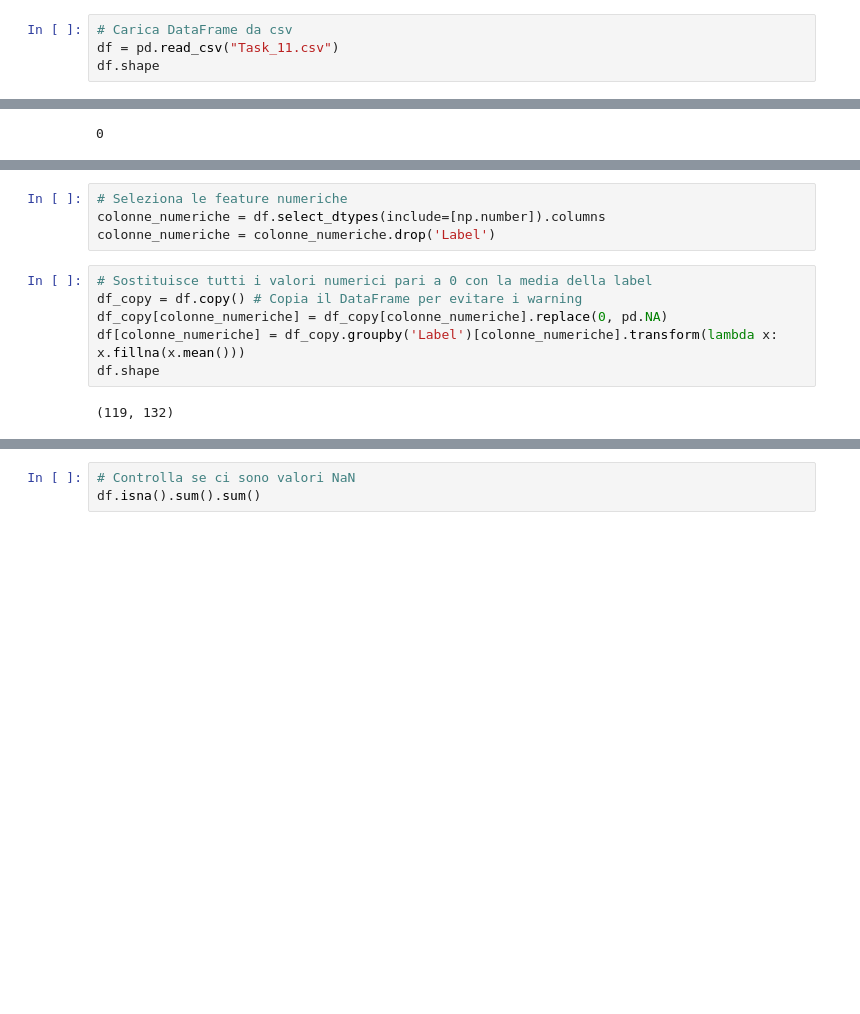
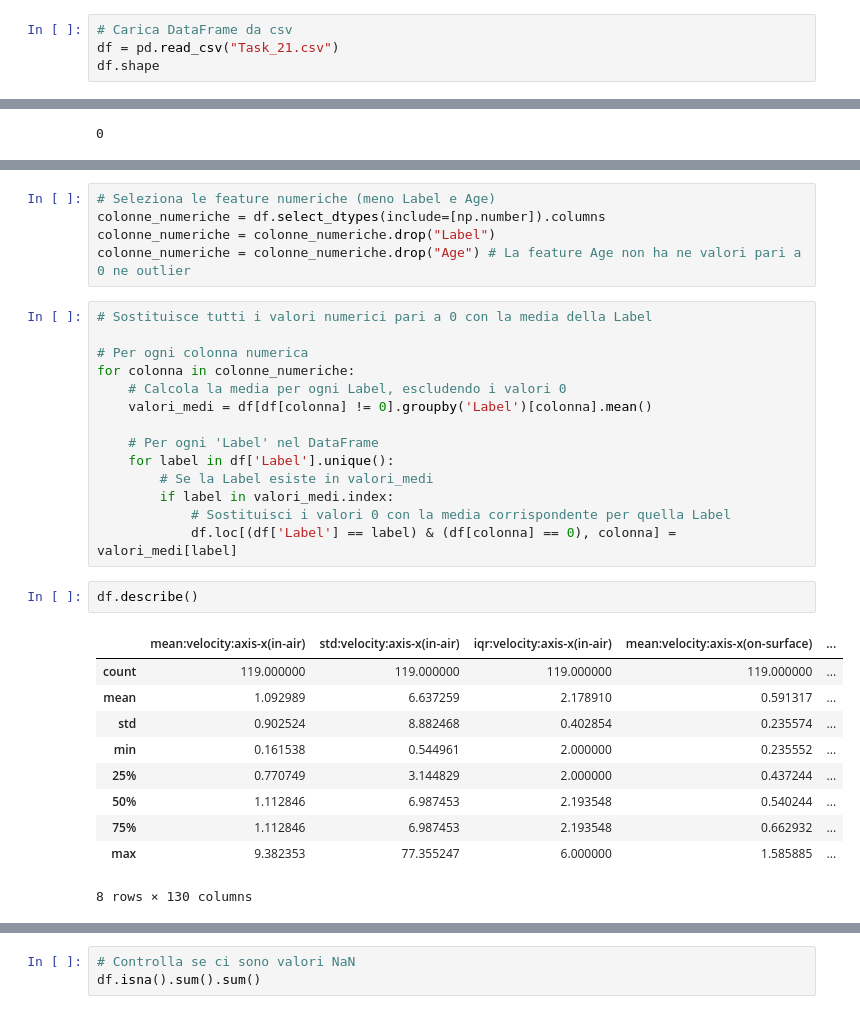
Before and after one commit to fpseverino/progetto-ml-ai, a Jupyter notebook: Main.ipynb, the cells around one changed output, grey strips where cells are left out. Cells and saved outputs as stored; diff of their text form; blank space fills up the shorter version.

```diff
--- a/Main.ipynb
+++ b/Main.ipynb
@@ -7,7 +7,7 @@ from matplotlib import pyplot as plt
 import pandas as pd
 # %%
 # Carica DataFrame da csv
-df = pd.read_csv("Task_11.csv")
+df = pd.read_csv("Task_21.csv")
 df.shape
 # %% [output]
 (145, 134)
@@ -65,12 +80,32 @@ Name: count, dtype: int64
 # %%
-# Seleziona le feature numeriche
+# Seleziona le feature numeriche (meno Label e Age)
 colonne_numeriche = df.select_dtypes(include=[np.number]).columns
-colonne_numeriche = colonne_numeriche.drop('Label')
+colonne_numeriche = colonne_numeriche.drop("Label")
+colonne_numeriche = colonne_numeriche.drop("Age") # La feature Age non ha ne valori pari a 0 ne outlier
-# %%
-# Sostituisce tutti i valori numerici pari a 0 con la media della label
-df_copy = df.copy() # Copia il DataFrame per evitare i warning
-df_copy[colonne_numeriche] = df_copy[colonne_numeriche].replace(0, pd.NA)
-df[colonne_numeriche] = df_copy.groupby('Label')[colonne_numeriche].transform(lambda x: x.fillna(x.mean()))
-df.shape
-# %% [output]
-(119, 132)
+# %%
+# Sostituisce tutti i valori numerici pari a 0 con la media della Label
+
+# Per ogni colonna numerica
+for colonna in colonne_numeriche:
+    # Calcola la media per ogni Label, escludendo i valori 0
+    valori_medi = df[df[colonna] != 0].groupby('Label')[colonna].mean()
+
+    # Per ogni 'Label' nel DataFrame
+    for label in df['Label'].unique():
+        # Se la Label esiste in valori_medi
+        if label in valori_medi.index:
+            # Sostituisci i valori 0 con la media corrispondente per quella Label
+            df.loc[(df['Label'] == label) & (df[colonna] == 0), colonna] = valori_medi[label]
+# %%
+df.describe()
+# %% [output]
+|  | mean:velocity:axis-x(in-air) | std:velocity:axis-x(in-air) | iqr:velocity:axis-x(in-air) | mean:velocity:axis-x(on-surface) | ... |
+| count | 119.000000 | 119.000000 | 119.000000 | 119.000000 | ... |
+| mean | 1.092989 | 6.637259 | 2.178910 | 0.591317 | ... |
+| std | 0.902524 | 8.882468 | 0.402854 | 0.235574 | ... |
+| min | 0.161538 | 0.544961 | 2.000000 | 0.235552 | ... |
+| 25% | 0.770749 | 3.144829 | 2.000000 | 0.437244 | ... |
+| 50% | 1.112846 | 6.987453 | 2.193548 | 0.540244 | ... |
+| 75% | 1.112846 | 6.987453 | 2.193548 | 0.662932 | ... |
+| max | 9.382353 | 77.355247 | 6.000000 | 1.585885 | ... |
+8 rows × 130 columns
```
Also changed, not shown: parts of 16 cells of this notebook.
